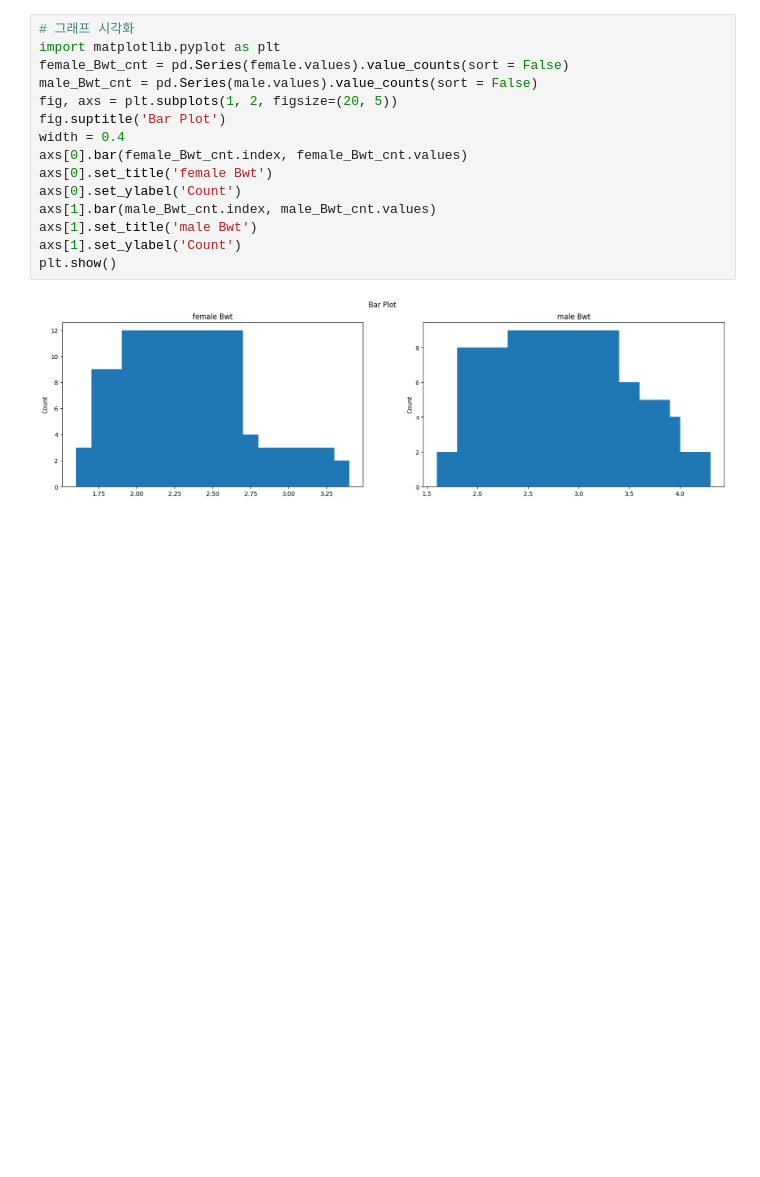
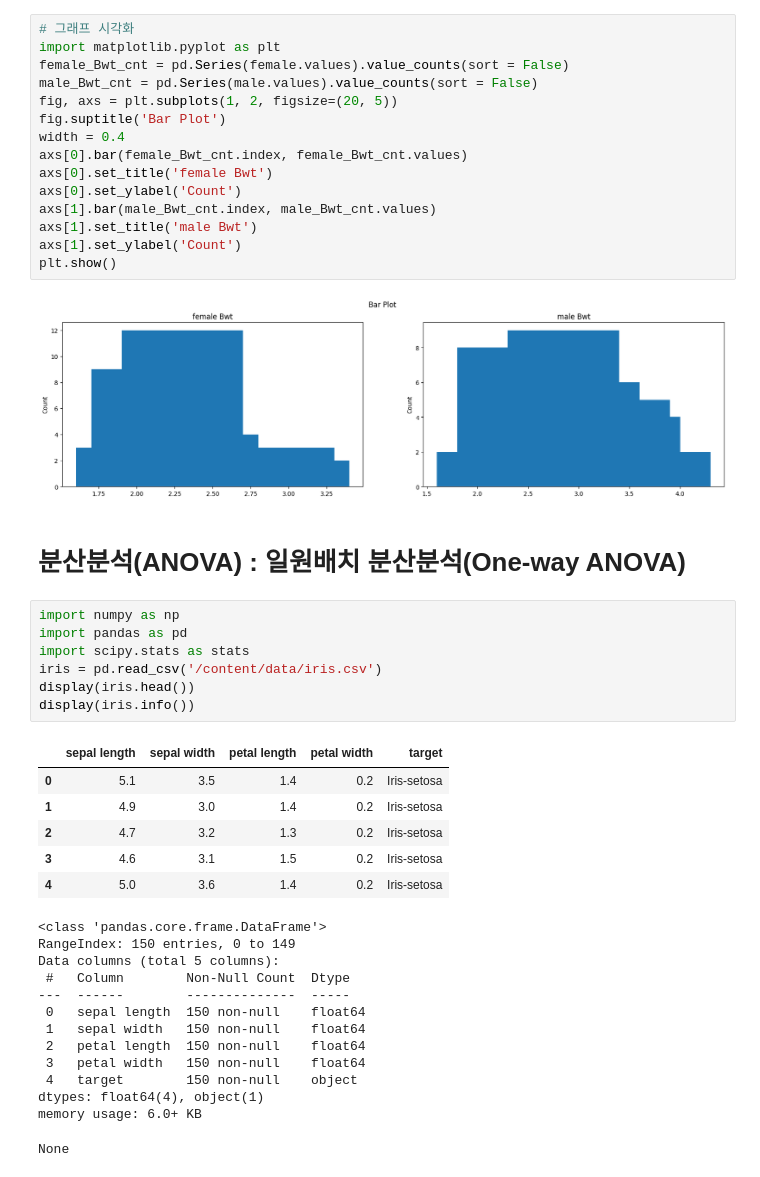
Before and after one commit to hansjang/Py_Radar, a Jupyter notebook: 데싸라면Part7_P291.ipynb, the cells around one changed output. Saved outputs shown, nothing was run; the diff lists cells and outputs as text; blank space fills up the shorter version.

Commit message:
분산분석(ANOVA) & 교차분석(chisquare)

```diff
--- a/데싸라면Part7_P291.ipynb
+++ b/데싸라면Part7_P291.ipynb
@@ -184,3 +184,32 @@ axs[1].set_ylabel('Count')
 plt.show()
 # %% [output]
 [figure]
+# %% [markdown]
+# 분산분석(ANOVA) : 일원배치 분산분석(One-way ANOVA)
+# %%
+import numpy as np
+import pandas as pd
+import scipy.stats as stats
+iris = pd.read_csv('/content/data/iris.csv')
+display(iris.head())
+display(iris.info())
+# %% [output]
+|  | sepal length | sepal width | petal length | petal width | target |
+| 0 | 5.1 | 3.5 | 1.4 | 0.2 | Iris-setosa |
+| 1 | 4.9 | 3.0 | 1.4 | 0.2 | Iris-setosa |
+| 2 | 4.7 | 3.2 | 1.3 | 0.2 | Iris-setosa |
+| 3 | 4.6 | 3.1 | 1.5 | 0.2 | Iris-setosa |
+| 4 | 5.0 | 3.6 | 1.4 | 0.2 | Iris-setosa |
+<class 'pandas.core.frame.DataFrame'>
+RangeIndex: 150 entries, 0 to 149
+Data columns (total 5 columns):
+ #   Column        Non-Null Count  Dtype
+---  ------        --------------  -----
+ 0   sepal length  150 non-null    float64
+ 1   sepal width   150 non-null    float64
+ 2   petal length  150 non-null    float64
+ 3   petal width   150 non-null    float64
+ 4   target        150 non-null    object
+dtypes: float64(4), object(1)
+memory usage: 6.0+ KB
+None
```
Also changed, not shown: parts of 25 cells of this notebook.
